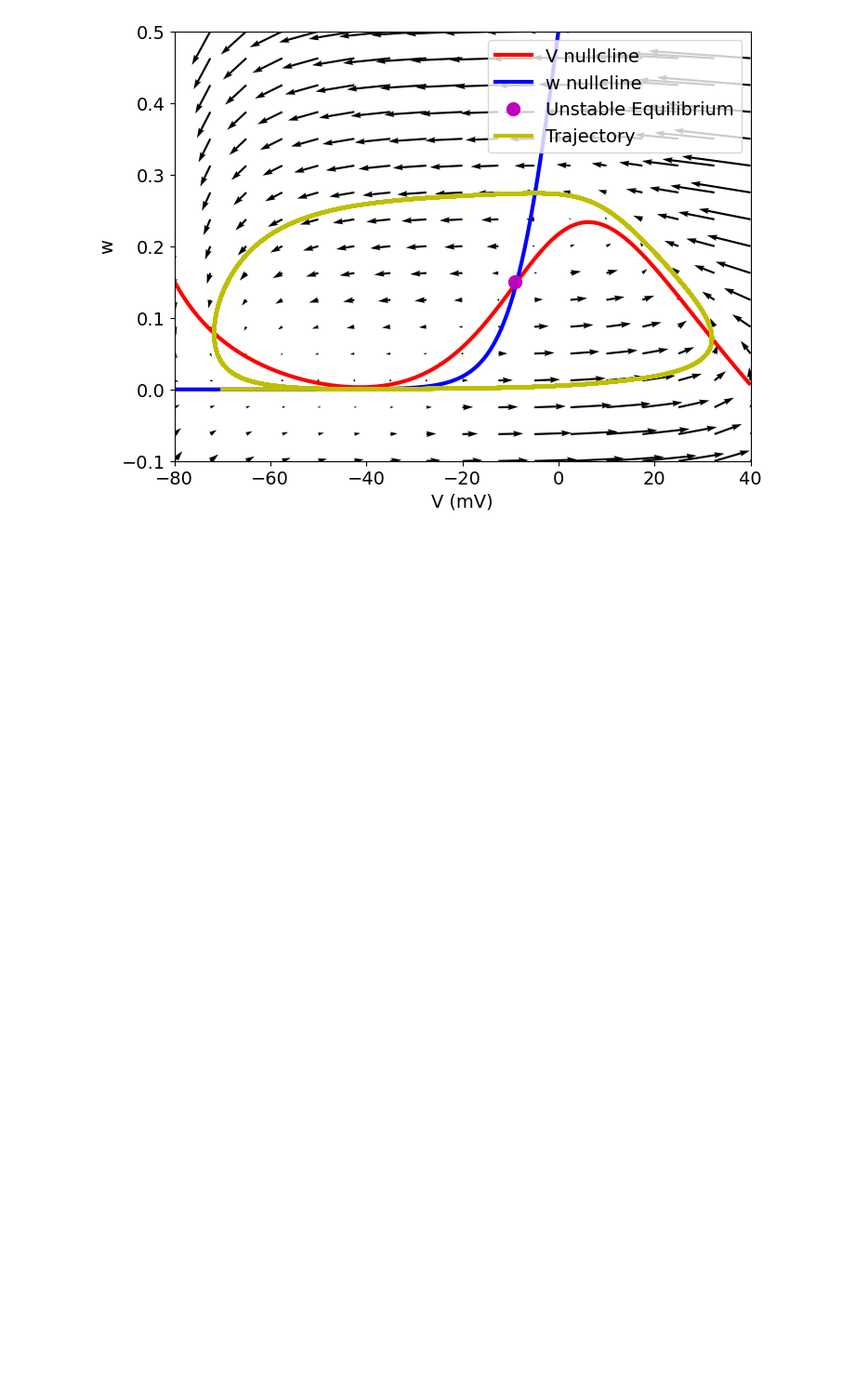
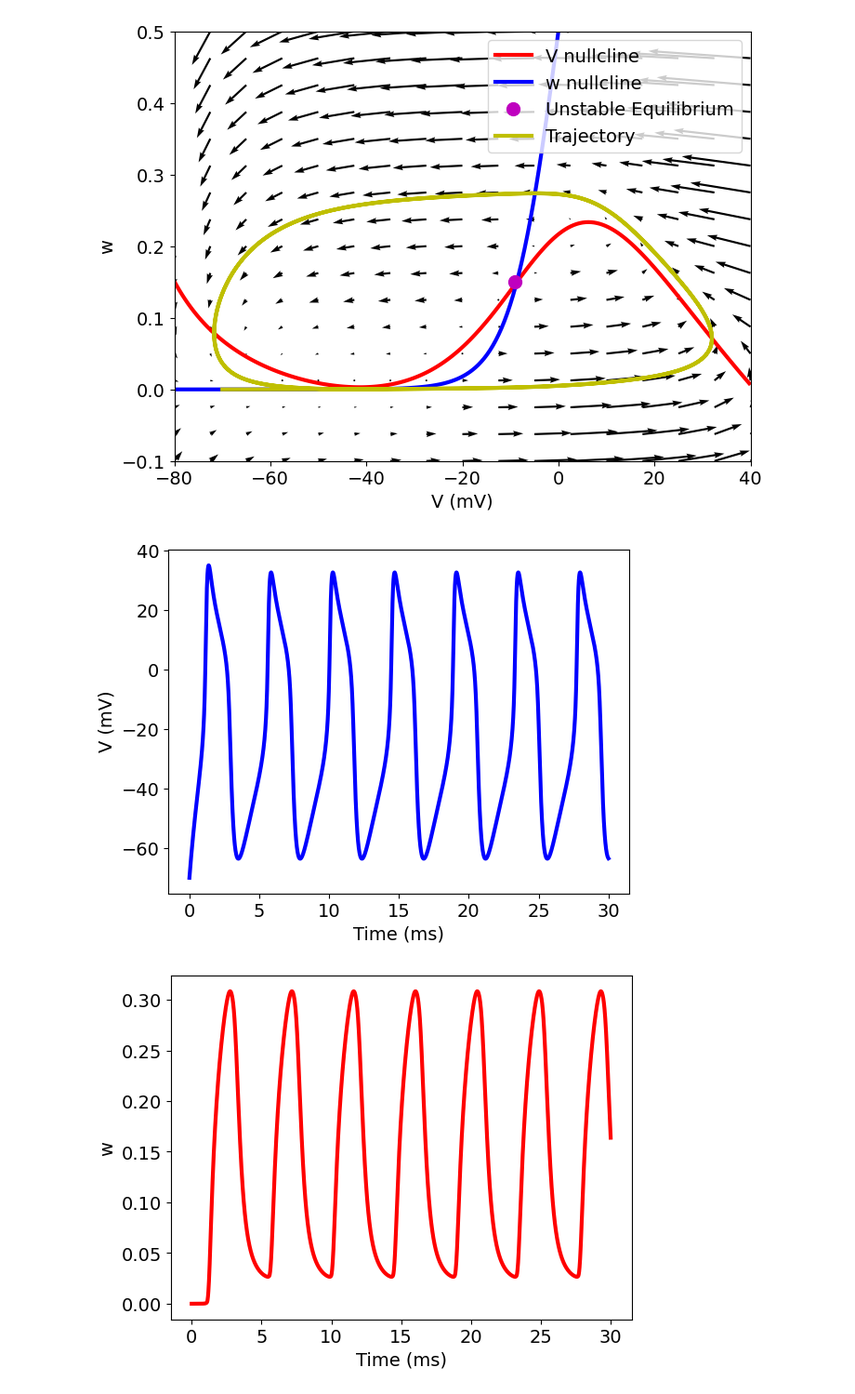
Before and after one commit to sstanbridge09/biologyCoursework, a Jupyter notebook: phasePortraits.ipynb, the cells around one changed output. Shown at 93% size. Cells and saved outputs as stored; diff of their text form; code cells hidden in the pictures; blank space fills up the shorter version.

```diff
--- a/phasePortraits.ipynb
+++ b/phasePortraits.ipynb
@@ -242,34 +287,45 @@ par = np.array([
     2,      # C
     20,     # gfast
     20,     # gslow
     2,      # gleak
     50,     # ENa
     -100,   # EK
     -70,    # Eleak
     -1.2,   # bm
     18,     # cm
     0,     # bw
     10,     # cw
     0.15,   # phiw
     120      # Istim
 ])
 # Initial conditions
 x0 = np.array([-70,0])
-t0,tfin=0,200
+t0,tfin=0,30
 delta_max=1e-2
 # Solve the system using solve_ivp
 solution = solve_ivp(
     hodgkinHuxley,                  # Function to integrate
     (t0, tfin),                     # Time interval (start, end)
     x0,                             # Initial conditions
     args=(par,),                       # Additional parameters to pass to hodgkinHuxley function
     max_step=1e-2,                  # Maximum step size
     dense_output=True               # Get continuous solution
 )
 
 # Extract solution
 t_values = solution.t
 V_values, w_values = solution.y
+plt.plot(t_values,V_values,'b')
+plt.xlabel('Time (ms)')
+plt.ylabel('V (mV)')
+plt.show()
+plt.plot(t_values,w_values,'r')
+plt.xlabel('Time (ms)')
+plt.ylabel('w')
+plt.show()
+# %% [output]
+[figure, added]
+[figure, added]
 # %%
 import numpy as np
 import matplotlib.pyplot as plt
```
Also changed, not shown: parts of 4 cells of this notebook.
